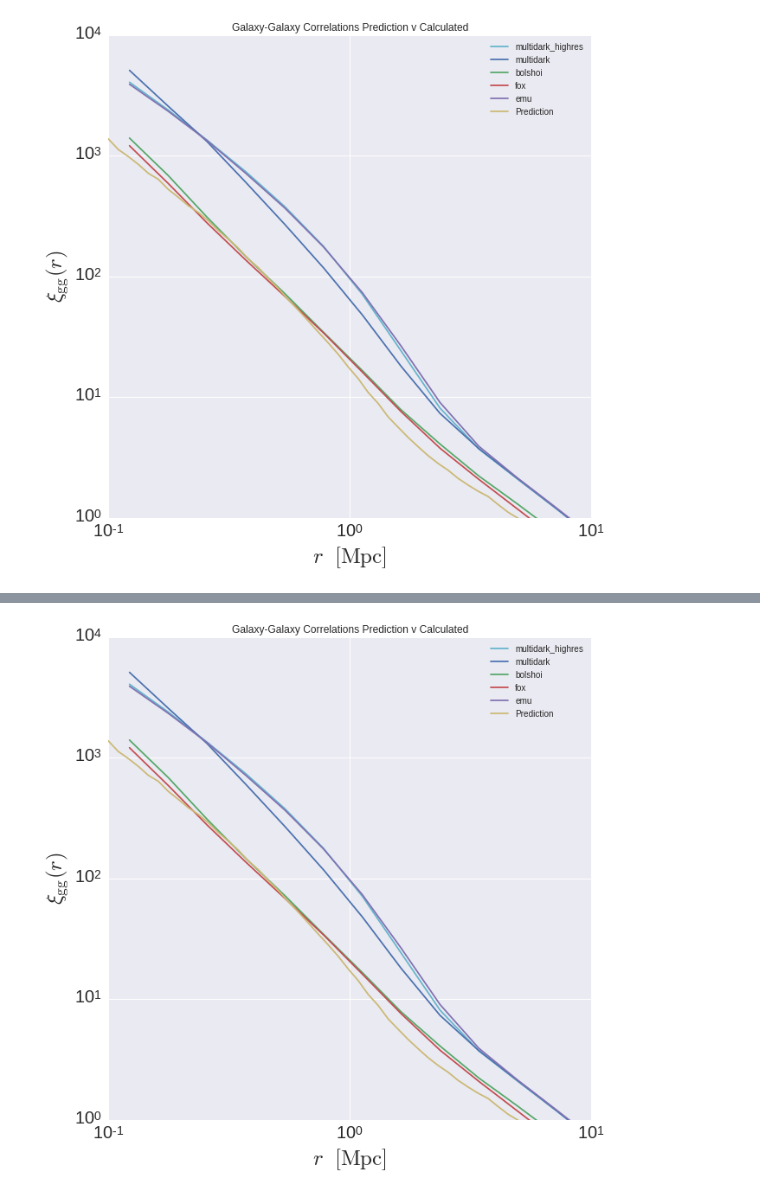
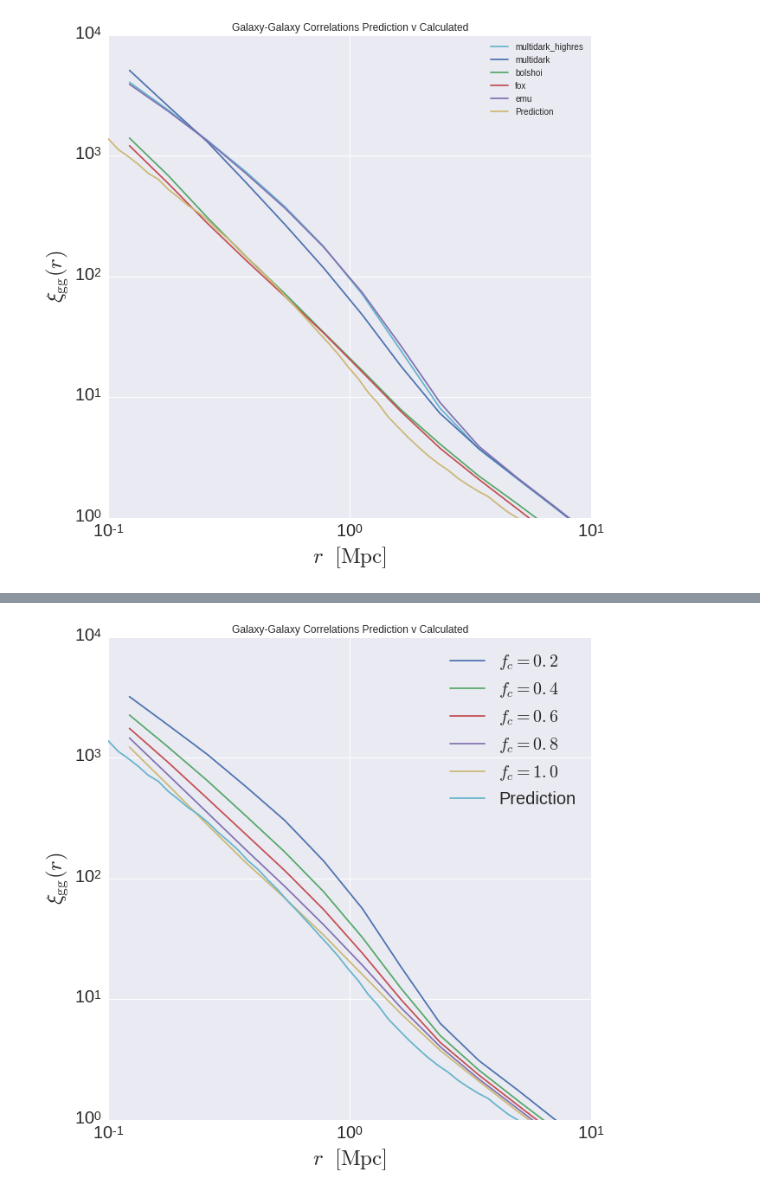
Before and after one commit to mclaughlin6464/HODEmulator, a Jupyter notebook: predictionsVCalculated.ipynb, the cells around one changed output, grey strips where cells are left out. Drawn from its saved outputs; the diff is of its cells as text; code cells hidden in the pictures.

Commit message:
Made plots for f_c issue.

```diff
--- a/predictionsVCalculated.ipynb
+++ b/predictionsVCalculated.ipynb
@@ -138,41 +138,42 @@ ls ~/des/HODOutput/fox/*
 # %%
 outputdir = '/u/ki/swmclau2/des/HODOutput/'
-simname = 'fox'
+sim = 'fox'
 a = 1.0
 params = [.2,.4,.6,.8,1.0]
 data = defaultdict(list)
 
 for fc in params:
-    data[fc].append( np.loadtxt(outputdir+'%s/xi_all_%.3f_fc_%.2f.npy'%(sim,sf[sim])) )
+    data[fc].append( np.loadtxt(outputdir+'%s/xi_all_%.3f_fc_%.2f.npy'%(sim,sf[sim],fc)) )
     data[fc].append( np.loadtxt(outputdir+'%s/xi_1h_%.3f.npy'%(sim,sf[sim]))  )
     data[fc].append( np.loadtxt(outputdir+'%s/xi_2h_%.3f.npy'%(sim,sf[sim]))  )
     data[fc].append( np.loadtxt(outputdir+'%s/wp_all_%.3f.npy'%(sim,sf[sim])) )
 # %%
+colors = sns.color_palette()
 fig = plt.figure(figsize = (10,10))
 #for vn, color in zip(version_names, colors):
-for f_c, color in zip(simnames, colors):
+for f_c, color in zip(params, colors):
     rz = 1.0/a -1
     #MPC/h v MPC issue?
-    plt.plot(rbin_centers, data[sim][0], alpha = 1,
-             label = sim, color = color)
+    plt.plot(rbin_centers, data[f_c][0], alpha = 1,
+             label = '$f_c = %.1f$'%f_c, color = color)
     #plt.plot(rbin_centers, data[sim][1], ls = '--', color = color)
     #plt.plot(rbin_centers, data[vn][2], ls = '-.', color = color)
 
-c = next(colors)
+c = colors[len(params)]
 plt.plot(prediction[:, 0], prediction[:, 1],  label = 'Prediction', color = c)
 #plt.plot(prediction[:, 0], prediction[:, 2], ls = '--', color = c)
 
 
 plt.title('Galaxy-Galaxy Correlations Prediction v Calculated')
 plt.xlim(xmin = 0.1, xmax = 10)
 plt.ylim(ymin = 1, ymax = 1e4)
 plt.loglog()
 plt.xticks(fontsize=20)
 plt.yticks(fontsize=20)
 plt.xlabel(r'$r $  $\rm{[Mpc]}$', fontsize=25)
 plt.ylabel(r'$\xi_{\rm gg}(r)$', fontsize=25)
-plt.legend(loc='best', fontsize=10)
+plt.legend(loc='best', fontsize=20)
 
 plt.show()
 # %% [output]
-[figure, old version]
+[figure, new version]
```
Also changed, not shown: parts of 1 cell of this notebook.
